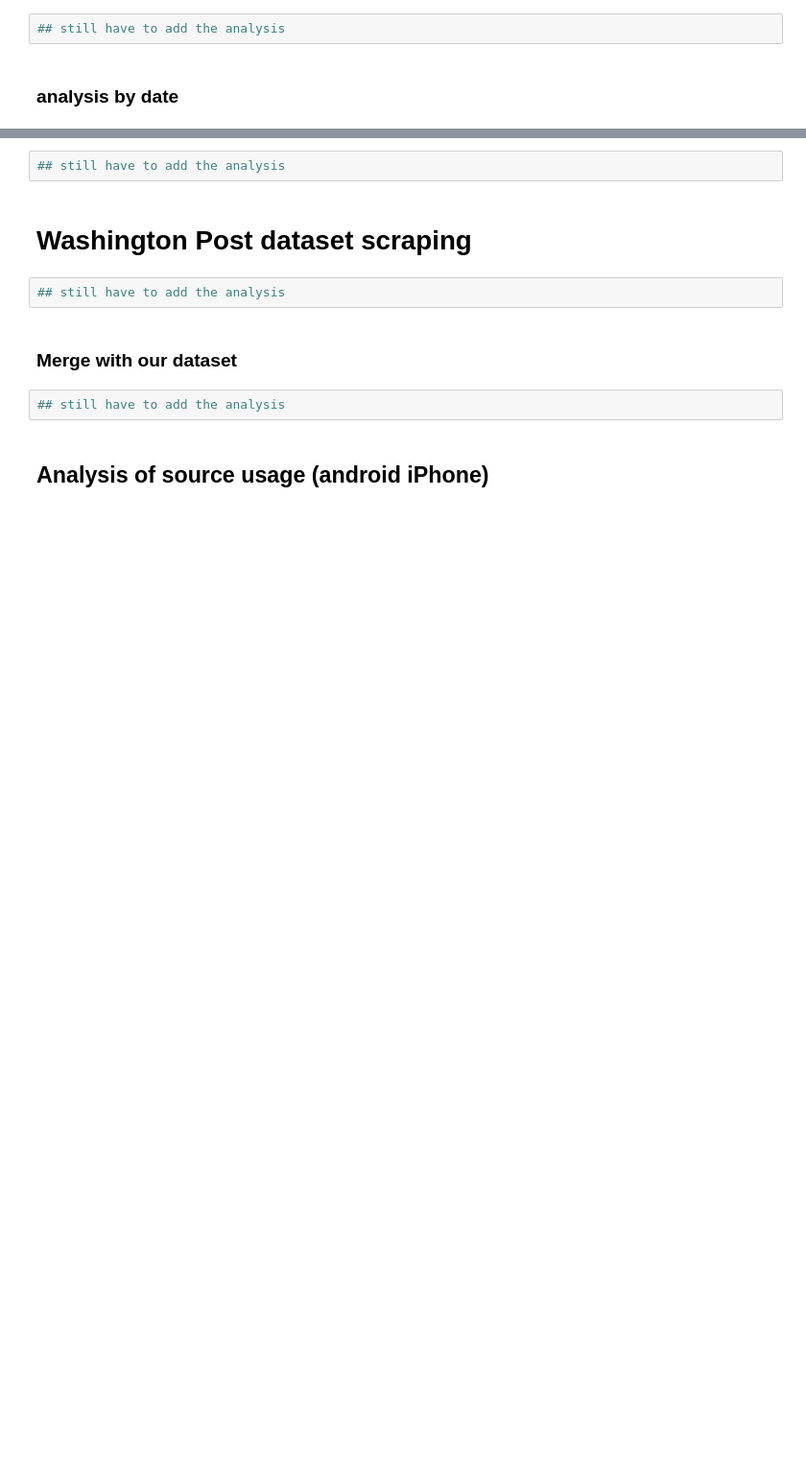
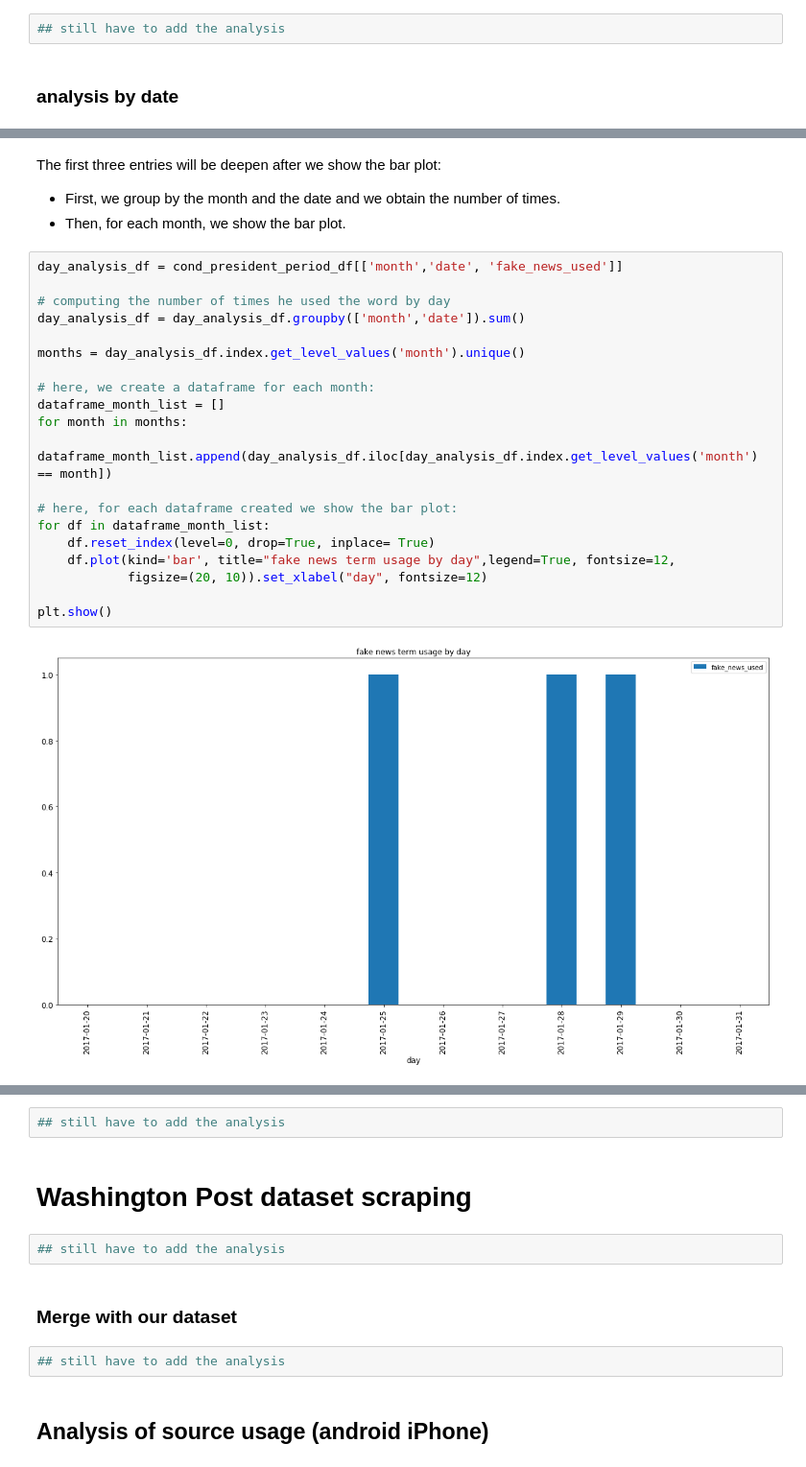
Before and after one commit to christian-5-28/ADA-Sciuto-Smith-Tarantino, a Jupyter notebook: Project/notebooks/fake_news_notebook.ipynb, the cells around one changed output, grey strips where cells are left out. Shown: that part at 96% size. Saved outputs shown, nothing was run; the diff lists cells and outputs as text; blank space fills up the shorter version.

```diff
--- a/Project/notebooks/fake_news_notebook.ipynb
+++ b/Project/notebooks/fake_news_notebook.ipynb
@@ -228,0 +371,26 @@ cond_president_period_df['week/year'] = cond_president_period_df['created_at'].a
+# %% [markdown]
+The first three entries will be deepen after we show the bar plot:
+- First, we group by the month and the date and we obtain the number of times.
+- Then, for each month, we show the bar plot.
+# %%
+day_analysis_df = cond_president_period_df[['month','date', 'fake_news_used']]
+
+# computing the number of times he used the word by day
+day_analysis_df = day_analysis_df.groupby(['month','date']).sum()
+
+months = day_analysis_df.index.get_level_values('month').unique()
+
+# here, we create a dataframe for each month:
+dataframe_month_list = []
+for month in months:
+    dataframe_month_list.append(day_analysis_df.iloc[day_analysis_df.index.get_level_values('month') == month])
+
+# here, for each dataframe created we show the bar plot:
+for df in dataframe_month_list:
+    df.reset_index(level=0, drop=True, inplace= True)
+    df.plot(kind='bar', title="fake news term usage by day",legend=True, fontsize=12,
+            figsize=(20, 10)).set_xlabel("day", fontsize=12)
+
+plt.show()
+# %% [output]
+[figure, added]
```
Also changed, not shown: parts of 32 cells of this notebook.
